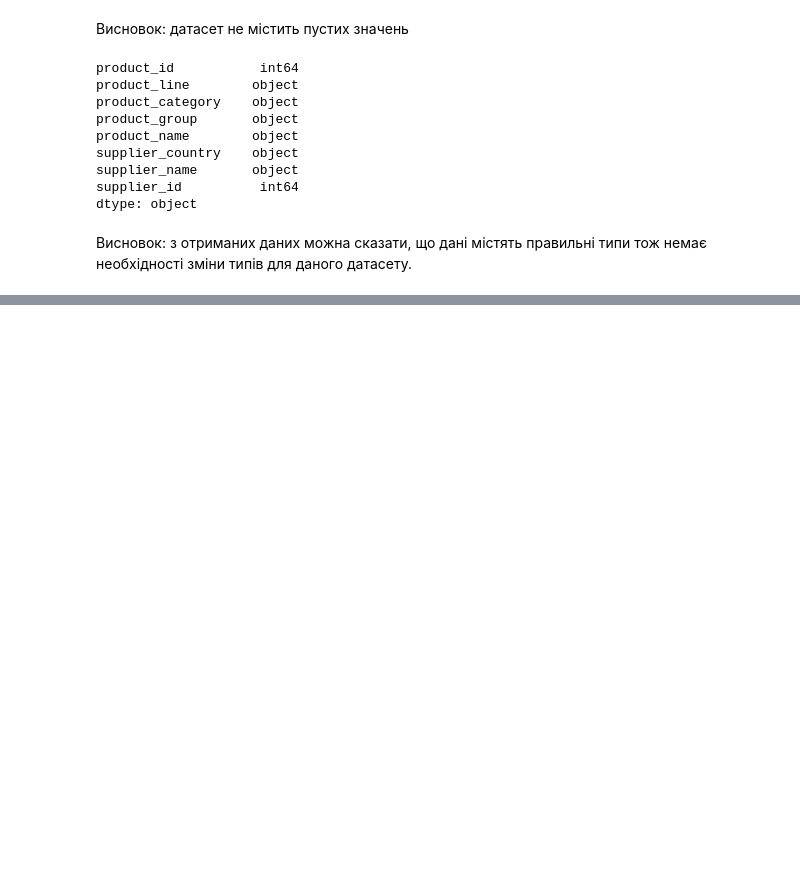
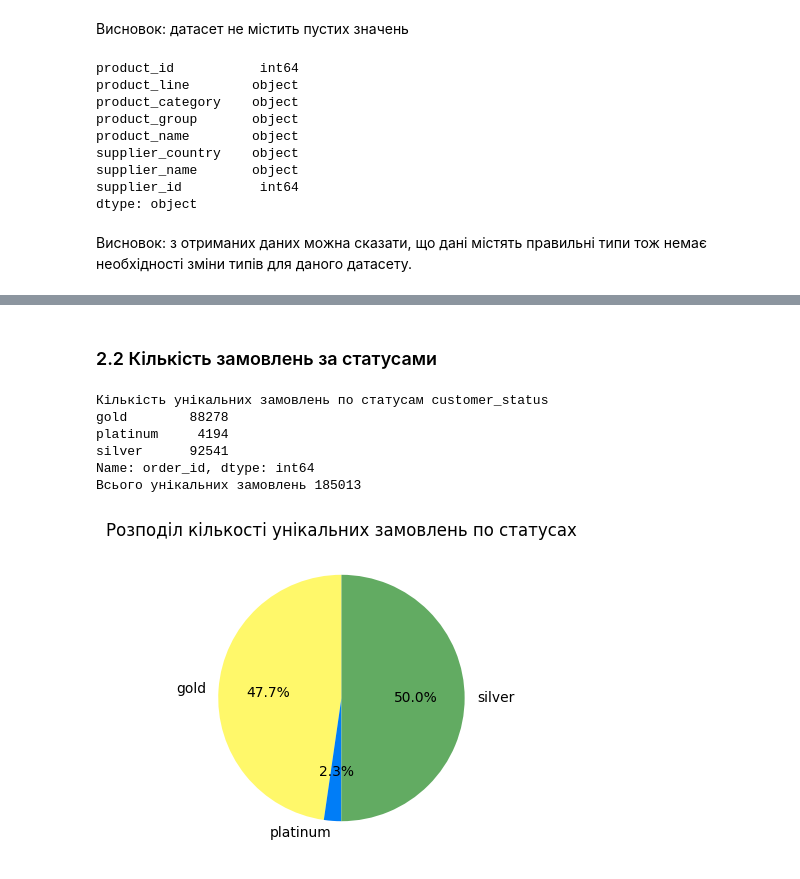
Before and after one commit to Samanta397/Wholesale_And_Retail_Orders_Analysis, a Jupyter notebook: Wholesale_And_Retail_Orders.ipynb, the cells around one changed output, grey strips where cells are left out. Saved outputs shown, nothing was run; the diff lists cells and outputs as text; code cells hidden in the pictures; blank space fills up the shorter version.

```diff
--- a/Wholesale_And_Retail_Orders.ipynb
+++ b/Wholesale_And_Retail_Orders.ipynb
@@ -149,0 +181,22 @@ dtype: object
+# %% [markdown]
+### 2.2 Кількість замовлень за статусами
+# %%
+# Рахуємо кількість замовлень для кожного статусу та їх загальну кількість
+unique_orders_per_status = orders_df.groupby("customer_status")["order_id"].nunique()
+total_unique_orders = unique_orders_per_status.sum()
+print("Кількість унікальних замовлень по статусам", unique_orders_per_status);
+print("Всього унікальних замовлень", total_unique_orders.sum());
+
+# Відображаємо на круговій діаграмі
+plt.figure(figsize=(4, 4))
+plt.pie(unique_orders_per_status, labels=unique_orders_per_status.index, autopct="%1.1f%%", startangle=90, colors=["#fff86a", "#007df7", "#62ab62"])
+plt.title("Розподіл кількості унікальних замовлень по статусах")
+plt.show()
+# %% [output]
+Кількість унікальних замовлень по статусам customer_status
+gold        88278
+platinum     4194
+silver      92541
+Name: order_id, dtype: int64
+Всього унікальних замовлень 185013
+[figure, added]
```
Also changed, not shown: parts of 34 cells of this notebook.
